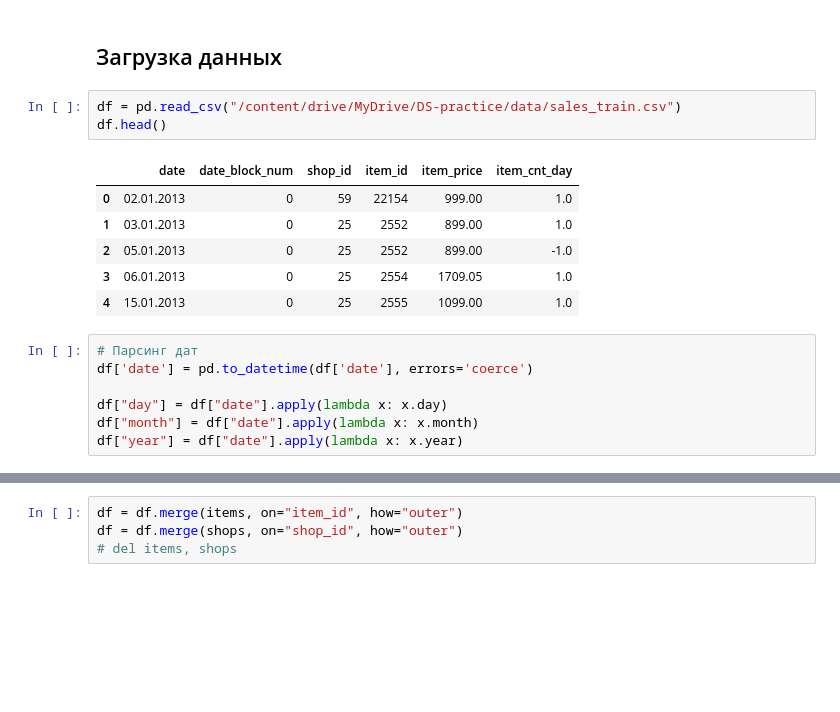
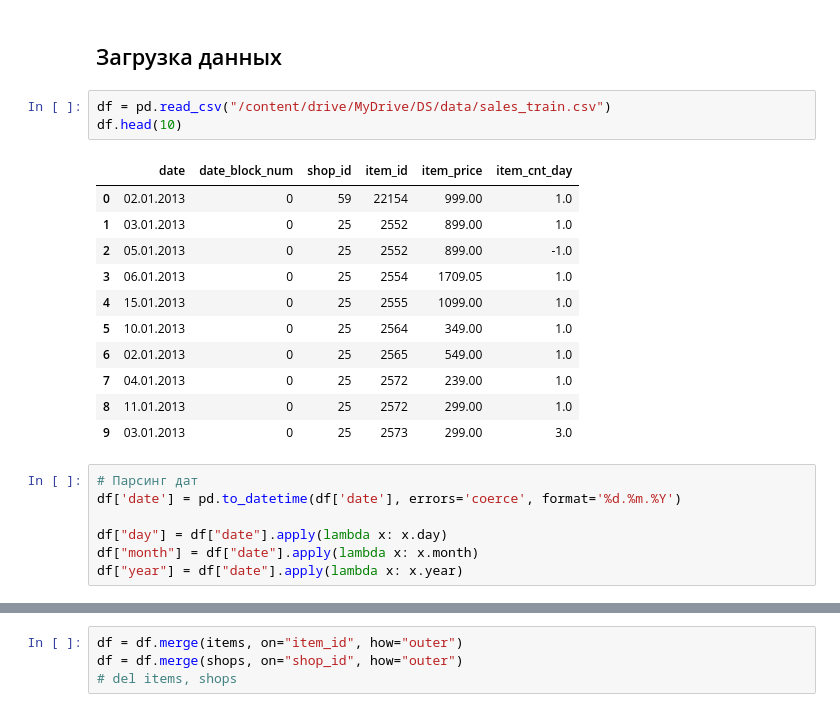
Before and after one commit to katsiarynashymchonak-trainee/ds-practice, a Jupyter notebook: QDC & EDA.ipynb, the cells around one changed output, grey strips where cells are left out. Cells and saved outputs as stored; diff of their text form; blank space fills up the shorter version.

```diff
--- a/QDC & EDA.ipynb
+++ b/QDC & EDA.ipynb
@@ -45,18 +52,23 @@ def descr_features(data):
 # %% [markdown]
 ## Загрузка данных
 # %%
-df = pd.read_csv("/content/drive/MyDrive/DS-practice/data/sales_train.csv")
-df.head()
+df = pd.read_csv("/content/drive/MyDrive/DS/data/sales_train.csv")
+df.head(10)
 # %% [output]
 |  | date | date_block_num | shop_id | item_id | item_price | item_cnt_day |
 | 0 | 02.01.2013 | 0 | 59 | 22154 | 999.00 | 1.0 |
 | 1 | 03.01.2013 | 0 | 25 | 2552 | 899.00 | 1.0 |
 | 2 | 05.01.2013 | 0 | 25 | 2552 | 899.00 | -1.0 |
 | 3 | 06.01.2013 | 0 | 25 | 2554 | 1709.05 | 1.0 |
 | 4 | 15.01.2013 | 0 | 25 | 2555 | 1099.00 | 1.0 |
+| 5 | 10.01.2013 | 0 | 25 | 2564 | 349.00 | 1.0 |
+| 6 | 02.01.2013 | 0 | 25 | 2565 | 549.00 | 1.0 |
+| 7 | 04.01.2013 | 0 | 25 | 2572 | 239.00 | 1.0 |
+| 8 | 11.01.2013 | 0 | 25 | 2572 | 299.00 | 1.0 |
+| 9 | 03.01.2013 | 0 | 25 | 2573 | 299.00 | 3.0 |
 # %%
 # Парсинг дат
-df['date'] = pd.to_datetime(df['date'], errors='coerce')
+df['date'] = pd.to_datetime(df['date'], errors='coerce', format='%d.%m.%Y')
 
 df["day"] = df["date"].apply(lambda x: x.day)
 df["month"] = df["date"].apply(lambda x: x.month)
```
Also changed, not shown: parts of 49 cells of this notebook.
